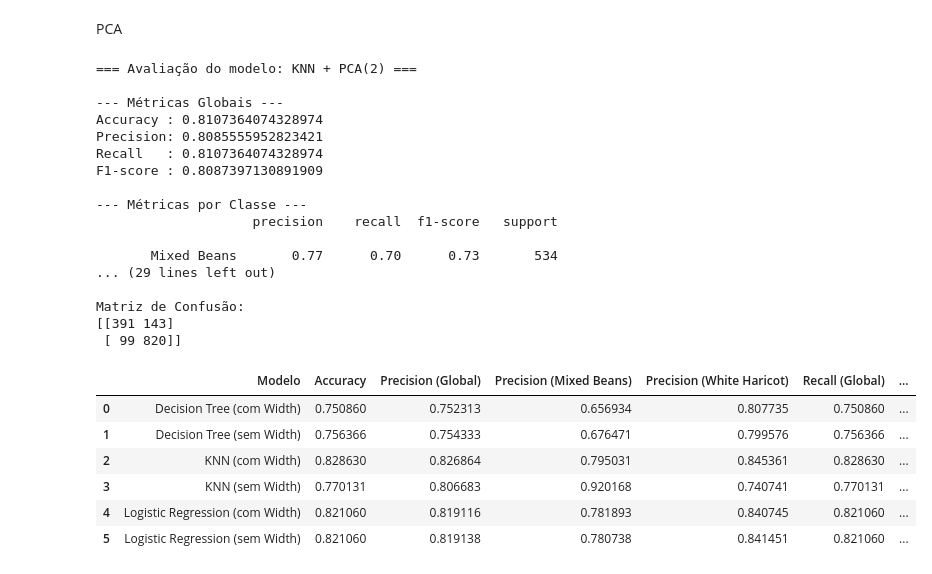
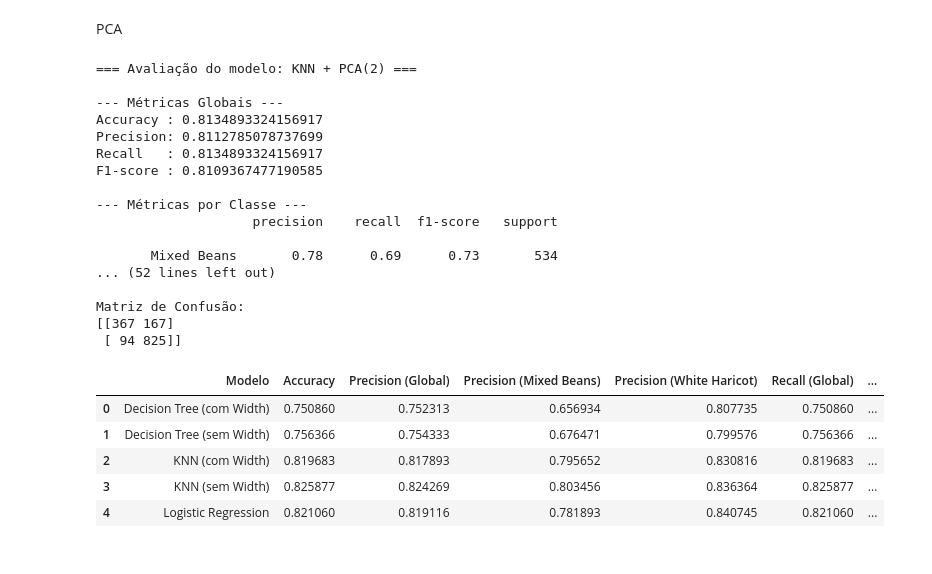
Before and after one commit to tomasgferreira06/ML_Challenge1, a Jupyter notebook: proj.ipynb, the cells around one changed output. Saved outputs shown, nothing was run; the diff lists cells and outputs as text; code cells hidden in the pictures.

```diff
--- a/proj.ipynb
+++ b/proj.ipynb
@@ -509,7 +567,7 @@ Matriz de Confusão:
 Verificar se k=5 é mesmo o melhor valor (tuning)
 # %%
 recalls_white_bean = []  # Recall para White Haricot Bean (classe 1)
-k_values = range(1, 30, 2)   # só ímpares para evitar empates
+k_values = range(1, 50)
 
 for k in k_values:
     knn_temp = KNeighborsClassifier(n_neighbors=k)
@@ -627,7 +685,7 @@ Matriz de Confusão:
 #### KNN com tuning (sem Width)
 # %%
 recalls_white_bean_r = []  # Recall para White Haricot Bean (classe 1)
-k_values_r = range(1, 2000)
+k_values_r = range(1, 50)
 
 for k in k_values_r:
     knn_temp = KNeighborsClassifier(n_neighbors=k)
@@ -781,20 +810,20 @@ evaluate(y_test, y_pred_pca3, "KNN + PCA(3)")
 === Avaliação do modelo: KNN + PCA(2) ===
 
 --- Métricas Globais ---
-Accuracy : 0.8107364074328974
-Precision: 0.8085555952823421
-Recall   : 0.8107364074328974
-F1-score : 0.8087397130891909
+Accuracy : 0.8134893324156917
+Precision: 0.8112785078737699
+Recall   : 0.8134893324156917
+F1-score : 0.8109367477190585
 
 --- Métricas por Classe ---
                     precision    recall  f1-score   support
 
-       Mixed Beans       0.77      0.70      0.73       534
-... (29 lines left out)
+       Mixed Beans       0.78      0.69      0.73       534
+... (52 lines left out)
 
 Matriz de Confusão:
-[[391 143]
- [ 99 820]]
+[[367 167]
+ [ 94 825]]
 # %%
 import pandas as pd
 
@@ -843,15 +872,6 @@ lr_prec_per_class = precision_score(y_test, y_pred_lr, average=None)
 lr_rec_per_class = recall_score(y_test, y_pred_lr, average=None)
 lr_f1_per_class = f1_score(y_test, y_pred_lr, average=None)
 
-# ---- Logistic Regression SEM Width ----
-lr_r_acc = accuracy_score(yr_test, yr_pred_lr)
-lr_r_prec_weighted = precision_score(yr_test, yr_pred_lr, average='weighted')
-lr_r_rec_weighted = recall_score(yr_test, yr_pred_lr, average='weighted')
-lr_r_f1_weighted = f1_score(yr_test, yr_pred_lr, average='weighted')
-lr_r_prec_per_class = precision_score(yr_test, yr_pred_lr, average=None)
-lr_r_rec_per_class = recall_score(yr_test, yr_pred_lr, average=None)
-lr_r_f1_per_class = f1_score(yr_test, yr_pred_lr, average=None)
-
 # Criar tabela com métricas globais e por classe
 results = pd.DataFrame({
     "Modelo": [
@@ -859,47 +879,45 @@ results = pd.DataFrame({
         "Decision Tree (sem Width)",
         "KNN (com Width)",
         "KNN (sem Width)",
-        "Logistic Regression (com Width)",
-        "Logistic Regression (sem Width)"
+        "Logistic Regression",
     ],
     "Accuracy": [
-        dt_acc, dt_r_acc, knn_acc, knn_r_acc, lr_acc, lr_r_acc
+        dt_acc, dt_r_acc, knn_acc, knn_r_acc, lr_acc
     ],
     "Precision (Global)": [
-        dt_prec_weighted, dt_r_prec_weighted, knn_prec_weighted, knn_r_prec_weighted, lr_prec_weighted, lr_r_prec_weighted
+        dt_prec_weighted, dt_r_prec_weighted, knn_prec_weighted, knn_r_prec_weighted, lr_prec_weighted
     ],
     "Precision (Mixed Beans)": [
-        dt_prec_per_class[0], dt_r_prec_per_class[0], knn_prec_per_class[0], knn_r_prec_per_class[0], lr_prec_per_class[0], lr_r_prec_per_class[0]
+        dt_prec_per_class[0], dt_r_prec_per_class[0], knn_prec_per_class[0], knn_r_prec_per_class[0], lr_prec_per_class[0]
     ],
     "Precision (White Haricot)": [
-        dt_prec_per_class[1], dt_r_prec_per_class[1], knn_prec_per_class[1], knn_r_prec_per_class[1], lr_prec_per_class[1], lr_r_prec_per_class[1]
+        dt_prec_per_class[1], dt_r_prec_per_class[1], knn_prec_per_class[1], knn_r_prec_per_class[1], lr_prec_per_class[1]
     ],
     "Recall (Global)": [
-        dt_rec_weighted, dt_r_rec_weighted, knn_rec_weighted, knn_r_rec_weighted, lr_rec_weighted, lr_r_rec_weighted
+        dt_rec_weighted, dt_r_rec_weighted, knn_rec_weighted, knn_r_rec_weighted, lr_rec_weighted
     ],
     "Recall (Mixed Beans)": [
-        dt_rec_per_class[0], dt_r_rec_per_class[0], knn_rec_per_class[0], knn_r_rec_per_class[0], lr_rec_per_class[0], lr_r_rec_per_class[0]
+        dt_rec_per_class[0], dt_r_rec_per_class[0], knn_rec_per_class[0], knn_r_rec_per_class[0], lr_rec_per_class[0]
     ],
     "Recall (White Haricot)": [
-        dt_rec_per_class[1], dt_r_rec_per_class[1], knn_rec_per_class[1], knn_r_rec_per_class[1], lr_rec_per_class[1], lr_r_rec_per_class[1]
+        dt_rec_per_class[1], dt_r_rec_per_class[1], knn_rec_per_class[1], knn_r_rec_per_class[1], lr_rec_per_class[1]
     ],
     "F1-score (Global)": [
-        dt_f1_weighted, dt_r_f1_weighted, knn_f1_weighted, knn_r_f1_weighted, lr_f1_weighted, lr_r_f1_weighted
+        dt_f1_weighted, dt_r_f1_weighted, knn_f1_weighted, knn_r_f1_weighted, lr_f1_weighted
     ],
     "F1-score (Mixed Beans)": [
-        dt_f1_per_class[0], dt_r_f1_per_class[0], knn_f1_per_class[0], knn_r_f1_per_class[0], lr_f1_per_class[0], lr_r_f1_per_class[0]
+        dt_f1_per_class[0], dt_r_f1_per_class[0], knn_f1_per_class[0], knn_r_f1_per_class[0], lr_f1_per_class[0]
     ],
     "F1-score (White Haricot)": [
-        dt_f1_per_class[1], dt_r_f1_per_class[1], knn_f1_per_class[1], knn_r_f1_per_class[1], lr_f1_per_class[1], lr_r_f1_per_class[1]
+        dt_f1_per_class[1], dt_r_f1_per_class[1], knn_f1_per_class[1], knn_r_f1_per_class[1], lr_f1_per_class[1]
     ]
 })
 
 results
 # %% [output]
 |  | Modelo | Accuracy | Precision (Global) | Precision (Mixed Beans) | Precision (White Haricot) | Recall (Global) | ... |
 | 0 | Decision Tree (com Width) | 0.750860 | 0.752313 | 0.656934 | 0.807735 | 0.750860 | ... |
 | 1 | Decision Tree (sem Width) | 0.756366 | 0.754333 | 0.676471 | 0.799576 | 0.756366 | ... |
-| 2 | KNN (com Width) | 0.828630 | 0.826864 | 0.795031 | 0.845361 | 0.828630 | ... |
-| 3 | KNN (sem Width) | 0.770131 | 0.806683 | 0.920168 | 0.740741 | 0.770131 | ... |
-| 4 | Logistic Regression (com Width) | 0.821060 | 0.819116 | 0.781893 | 0.840745 | 0.821060 | ... |
-| 5 | Logistic Regression (sem Width) | 0.821060 | 0.819138 | 0.780738 | 0.841451 | 0.821060 | ... |
+| 2 | KNN (com Width) | 0.819683 | 0.817893 | 0.795652 | 0.830816 | 0.819683 | ... |
+| 3 | KNN (sem Width) | 0.825877 | 0.824269 | 0.803456 | 0.836364 | 0.825877 | ... |
+| 4 | Logistic Regression | 0.821060 | 0.819116 | 0.781893 | 0.840745 | 0.821060 | ... |
```
Also changed, not shown: parts of 10 cells of this notebook.
